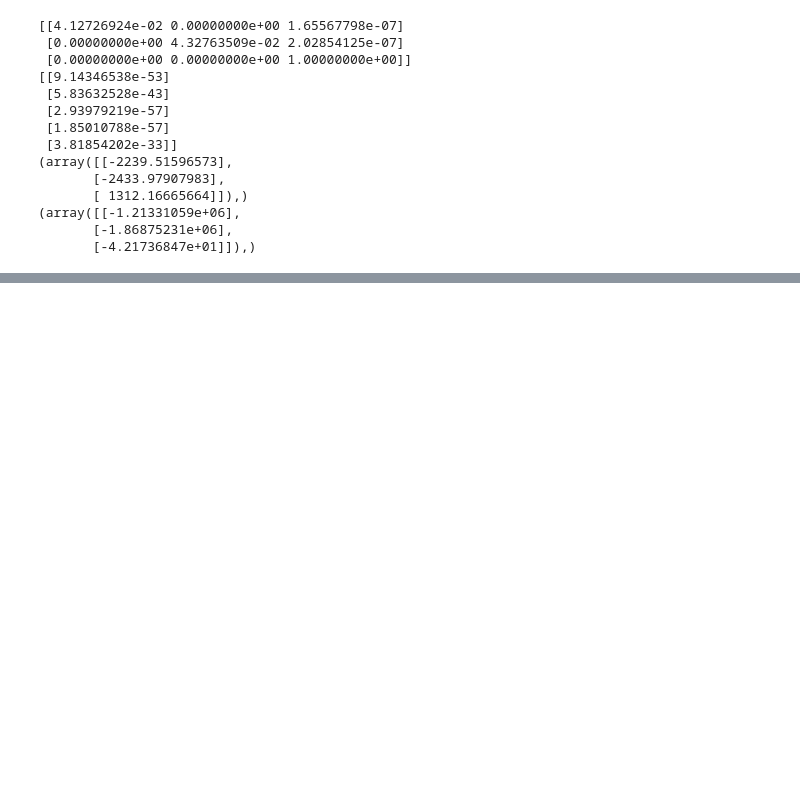
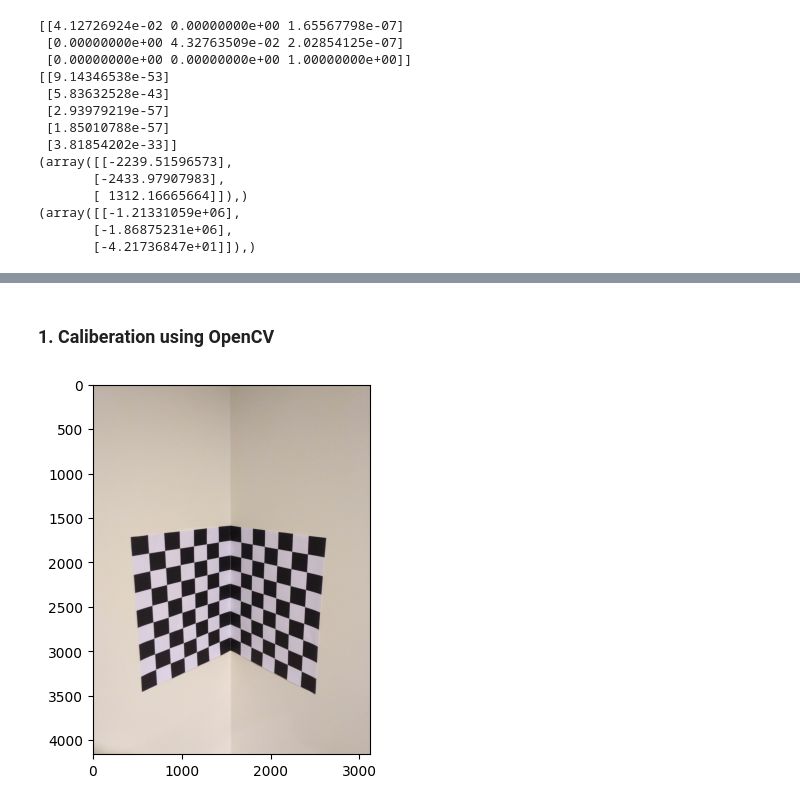
Before and after one commit to Harshavardhan-Pandurangan/CV-Assignment1, a Jupyter notebook: 2021111003.ipynb, the cells around one changed output, grey strips where cells are left out. Cells and saved outputs as stored; diff of their text form; code cells hidden in the pictures; blank space fills up the shorter version.

```diff
--- a/2021111003.ipynb
+++ b/2021111003.ipynb
@@ -453,0 +518,11 @@ plt.show()
+# %% [markdown]
+### 1. Caliberation using OpenCV
+# %%
+# load the image
+image = cv2.imread('calib-object.jpg', cv2.IMREAD_UNCHANGED)
+image = cv2.cvtColor(image, cv2.COLOR_BGR2RGB)
+
+plt.imshow(image)
+plt.show()
+# %% [output]
+[figure, added]
```
Also changed, not shown: parts of 35 cells of this notebook.
